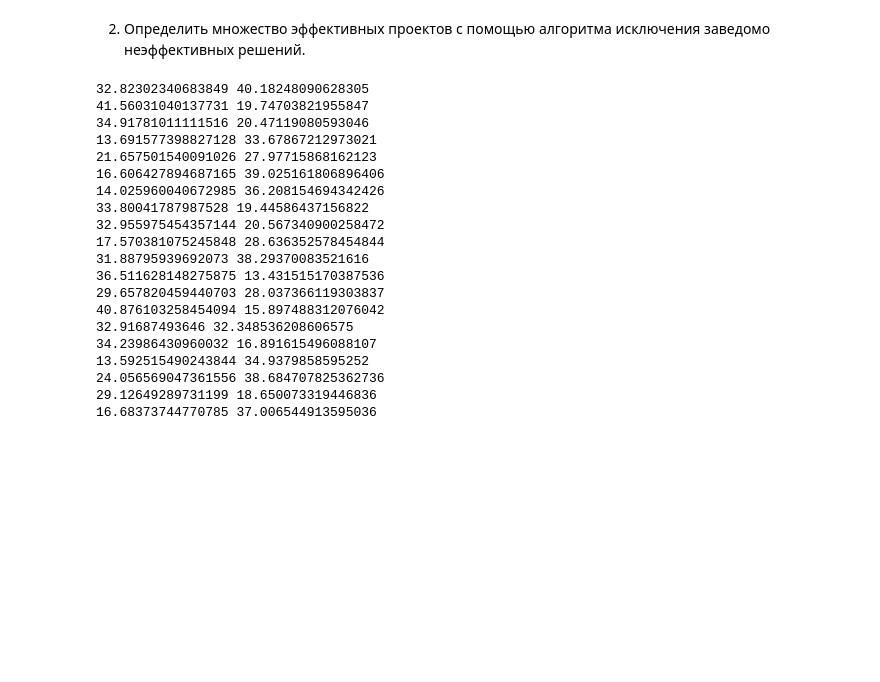
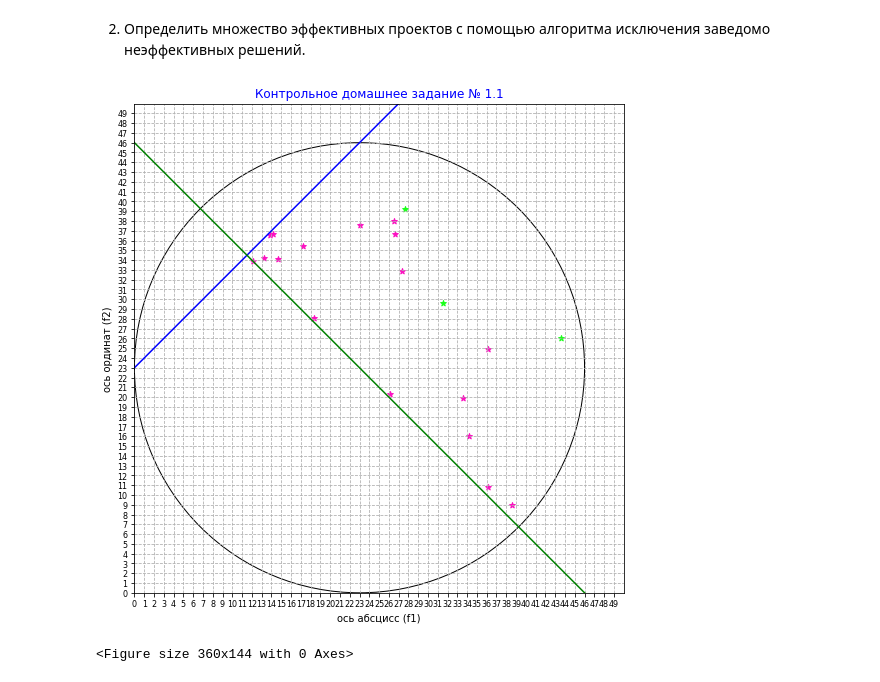
Before and after one commit to PolyanskayaP/FMMRAZ_6sem, a Jupyter notebook: Lab1_fmmraz.ipynb, the cells around one changed output. Drawn from its saved outputs; the diff is of its cells as text; code cells hidden in the pictures; blank space fills up the shorter version.

Commit message:
Парето-точки найдены

```diff
--- a/Lab1_fmmraz.ipynb
+++ b/Lab1_fmmraz.ipynb
@@ -98,30 +98,3 @@ plt.show()
 <Figure size 360x144 with 0 Axes>
 # %% [markdown]
 2.	Определить множество эффективных проектов с помощью алгоритма исключения заведомо неэффективных решений.
-# %%
-def find_pareto(f1_ar, f2_ar):
-    for f1, f2 in zip(f1_ar, f2_ar):
-        print(f1, f2)
-
-find_pareto(F1, F2)
-# %% [output]
-32.82302340683849 40.18248090628305
-41.56031040137731 19.74703821955847
-34.91781011111516 20.47119080593046
-13.691577398827128 33.67867212973021
-21.657501540091026 27.97715868162123
-16.606427894687165 39.025161806896406
-14.025960040672985 36.208154694342426
-33.80041787987528 19.44586437156822
-32.955975454357144 20.567340900258472
-17.570381075245848 28.636352578454844
-31.88795939692073 38.29370083521616
-36.511628148275875 13.431515170387536
-29.657820459440703 28.037366119303837
-40.876103258454094 15.897488312076042
-32.91687493646 32.348536208606575
-34.23986430960032 16.891615496088107
-13.592515490243844 34.9379858595252
-24.056569047361556 38.684707825362736
-29.12649289731199 18.650073319446836
-16.68373744770785 37.006544913595036
@@ -127,0 +142,45 @@ find_pareto(F1, F2)
+# %%
+import matplotlib.pyplot as plt
+
+fig = plt.figure(figsize=((15,9)))
+ax = fig.add_subplot(111)
+
+f1a = np.linspace(0, 50, 100)
+f2a = n + f1a
+
+f1b = np.linspace(0, 50, 100)
+f2b = 2*n - f1b
+
+ax.scatter(PARE1, PARE2, color = '#19ff19', marker = '*')  #точки
+ax.scatter(NOT_PARE1, NOT_PARE2, color = '#FC0FC0', marker = '*')  #точки
+
+cc = plt.Circle(( 23 , 23 ), 23, color='k', fill=False )
+ax.set_aspect(1)  #чтобы ровненько было, не вытянуто
+
+ax.add_artist( cc )
+
+plt.xlim(-1.25,1.25)  #координатная сетка от скольки до скольки
+plt.ylim(-1.25,1.25)
+
+plt.grid(linestyle='--')  #стиль сеточки
+
+plt.xticks([i for i in range(50)], size=8)
+plt.yticks([i for i in range(50)], size=8)
+
+K = plt.figure()
+K.set_figwidth(5)
+K.set_figheight(2)
+
+ax.set_xlim([0, 50])
+ax.set_ylim([0, 50])
+ax.set_title('Контрольное домашнее задание № 1.1', color = 'blue', size = 12)
+ax.set_xlabel('ось абcцисc (f1)')
+ax.set_ylabel('ось ординат (f2)')
+
+ax.plot(f1a, f2a, color = 'blue')
+ax.plot(f1b, f2b, color = 'green')
+
+plt.show()
+# %% [output]
+[figure, added]
+<Figure size 360x144 with 0 Axes>
```
Also changed, not shown: parts of 3 cells of this notebook.
